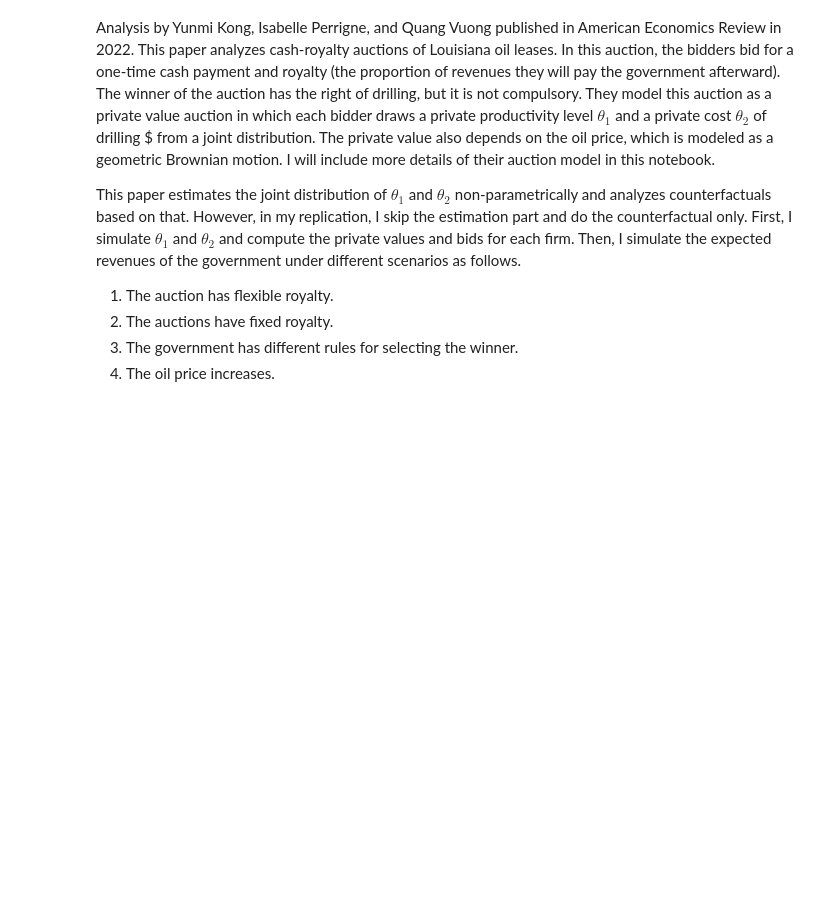
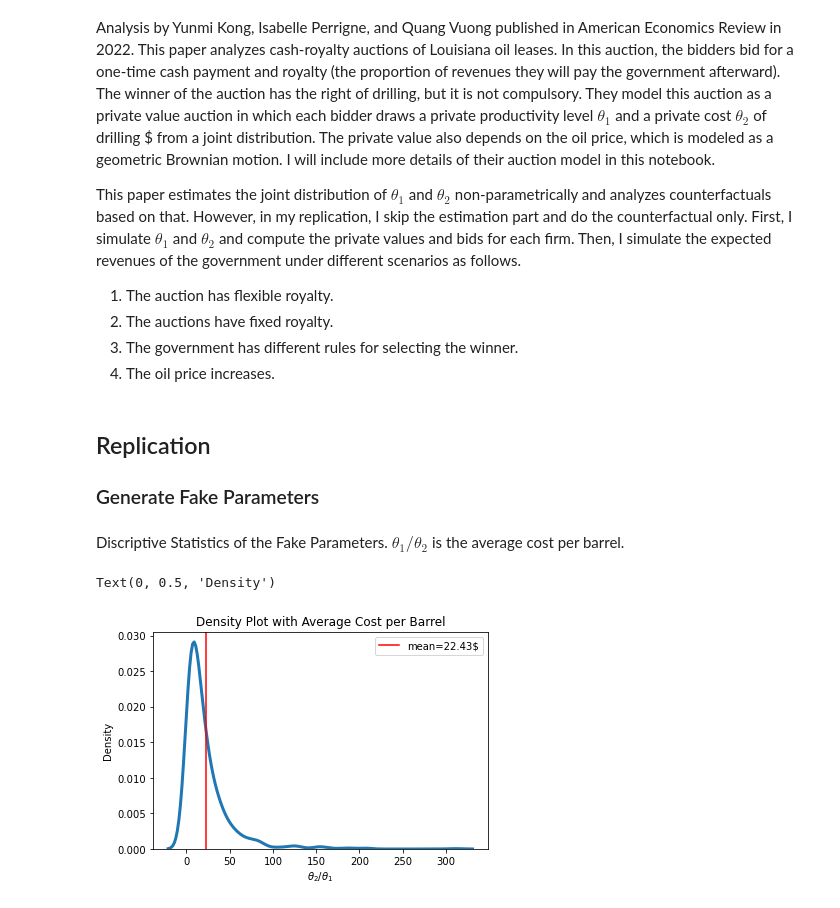
Before and after one commit to KaiKevinLiao/replication-kong2022, a Jupyter notebook: main.ipynb, the cells around one changed output. Cells and saved outputs as stored; diff of their text form; code cells hidden in the pictures; blank space fills up the shorter version.

```diff
--- a/main.ipynb
+++ b/main.ipynb
@@ -12,0 +11,36 @@ import numpy as np
+# %% [markdown]
+## Replication
+### Generate Fake Parameters
+# %%
+import numpy as np
+from scipy.stats import norm
+import matplotlib.pyplot as plt
+from turtle import color
+from matplotlib.pyplot import xlabel
+from scipy.stats import multivariate_normal
+import seaborn as sns
+import warnings
+warnings.filterwarnings("ignore")
+
+numB = 1000     # number of bidders
+numA = 100     # number of auctions
+
+THETA1 =  np.maximum(0.1, np.exp(np.random.normal(size=numB)))
+
+# when THETA2 is standard normal times 12, the mean of THETA2/THETA1 is close to 21
+#   the is the average cost per barrel.
+THETA2 =  12 * np.minimum(10,np.exp(np.random.normal(scale=0.5, size=numB)))
+# %% [markdown]
+Discriptive Statistics of the Fake Parameters. $\theta_1 / \theta_2$ is the average cost per barrel.
+# %%
+from turtle import color
+from matplotlib.pyplot import xlabel
+sns.distplot(THETA2/THETA1, hist = False, kde = True, kde_kws = {'linewidth': 3})
+plt.axvline(x=np.mean(THETA2/THETA1),color='red', label='mean=' + str(round(np.mean(THETA2/THETA1),2)) + '$')
+plt.legend(loc="upper right")
+plt.title('Density Plot with Average Cost per Barrel')
+plt.xlabel(r'$\theta_2 / \theta_1$')
+plt.ylabel('Density')
+# %% [output]
+Text(0, 0.5, 'Density')
+[figure, added]
```
Also changed, not shown: parts of 9 cells of this notebook, 3 other files.
